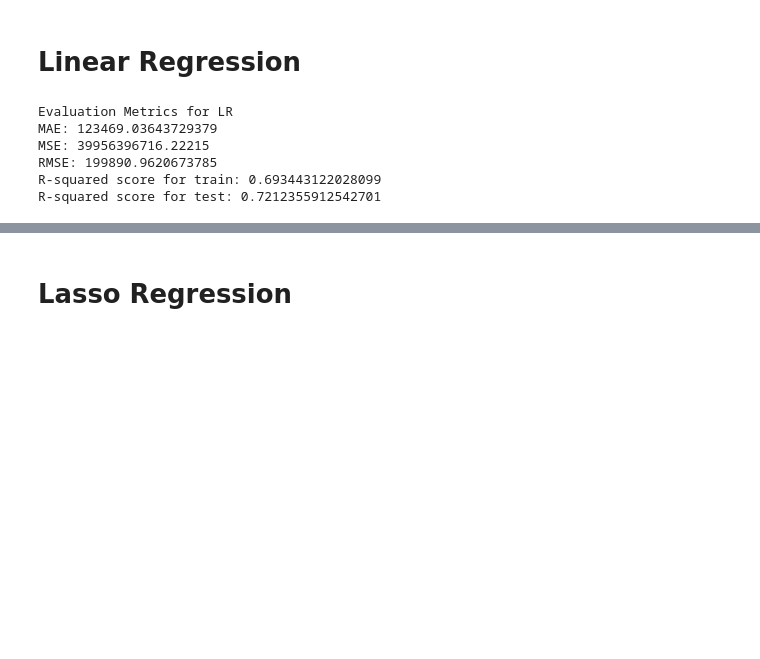
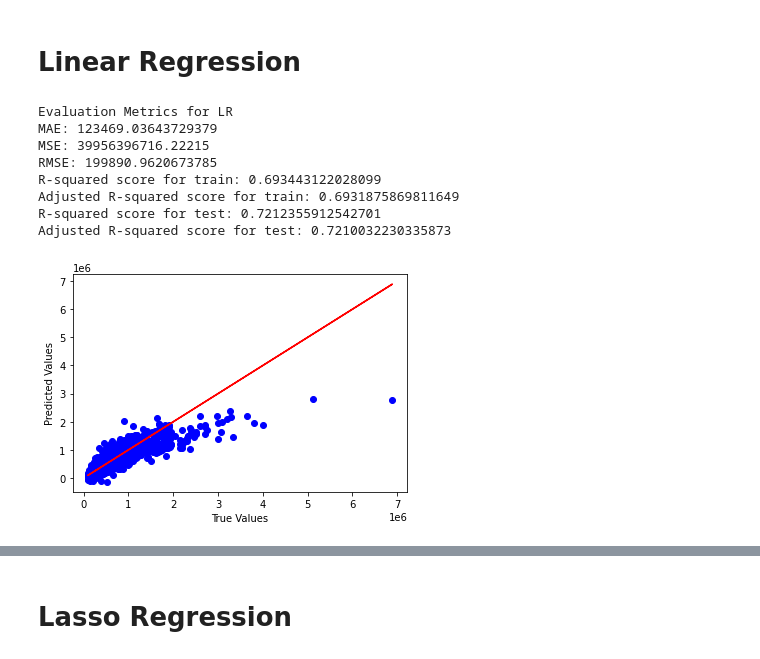
Before and after one commit to dvh549/Machine_Learning, a Jupyter notebook: House Sales Prediction - Linear Regression, Lasso Regression & XGBoost Regression.ipynb, the cells around one changed output, grey strips where cells are left out. Cells and saved outputs as stored; diff of their text form; code cells hidden in the pictures; blank space fills up the shorter version.

Commit message:
Increased date range for crimes, included plots for model results and adjusted R2

```diff
--- a/House Sales Prediction - Linear Regression, Lasso Regression & XGBoost Regression.ipynb
+++ b/House Sales Prediction - Linear Regression, Lasso Regression & XGBoost Regression.ipynb
@@ -219,19 +217,38 @@ X_test_2 = scaler.transform(X_test_2)
 # %% [markdown]
 # Linear Regression
 # %%
-regressor = LinearRegression()
-regressor.fit(X_train, y_train)
-pred = regressor.predict(X_test)
+regression = LinearRegression()
+regression.fit(X_train, y_train)
+pred = regression.predict(X_test)
+train_adjusted_r2 = 1 - (1-regression.score(X_train, y_train)) * (len(y)-1)/(len(y)-X.shape[1]-1)
+test_adjusted_r2 = 1 - (1-regression.score(X_test, y_test)) * (len(y)-1)/(len(y)-X.shape[1]-1)
 print("Evaluation Metrics for LR")
 print(f"MAE: {mean_absolute_error(y_test, pred)}")
 print(f"MSE: {mean_squared_error(y_test, pred)}")
 print(f"RMSE: {np.sqrt(mean_squared_error(y_test, pred))}")
-print(f"R-squared score for train: {regressor.score(X_train, y_train)}")
-print(f"R-squared score for test: {regressor.score(X_test, y_test)}")
+print(f"R-squared score for train: {regression.score(X_train, y_train)}")
+print(f"Adjusted R-squared score for train: {train_adjusted_r2}")
+print(f"R-squared score for test: {regression.score(X_test, y_test)}")
+print(f"Adjusted R-squared score for test: {test_adjusted_r2}")
 # %% [output]
 Evaluation Metrics for LR
 MAE: 123469.03643729379
 MSE: 39956396716.22215
 RMSE: 199890.9620673785
 R-squared score for train: 0.693443122028099
+Adjusted R-squared score for train: 0.6931875869811649
 R-squared score for test: 0.7212355912542701
+Adjusted R-squared score for test: 0.7210032230335873
+# %%
+# For test set
+
+# scatter for predictions
+plt.scatter(y_test, pred, color = "blue")
+# perfect predictions
+plt.plot(y_test, y_test, color = "red")
+
+plt.xlabel("True Values")
+plt.ylabel("Predicted Values")
+plt.show()
+# %% [output]
+[figure, added]
```
Also changed, not shown: parts of 18 cells of this notebook.
